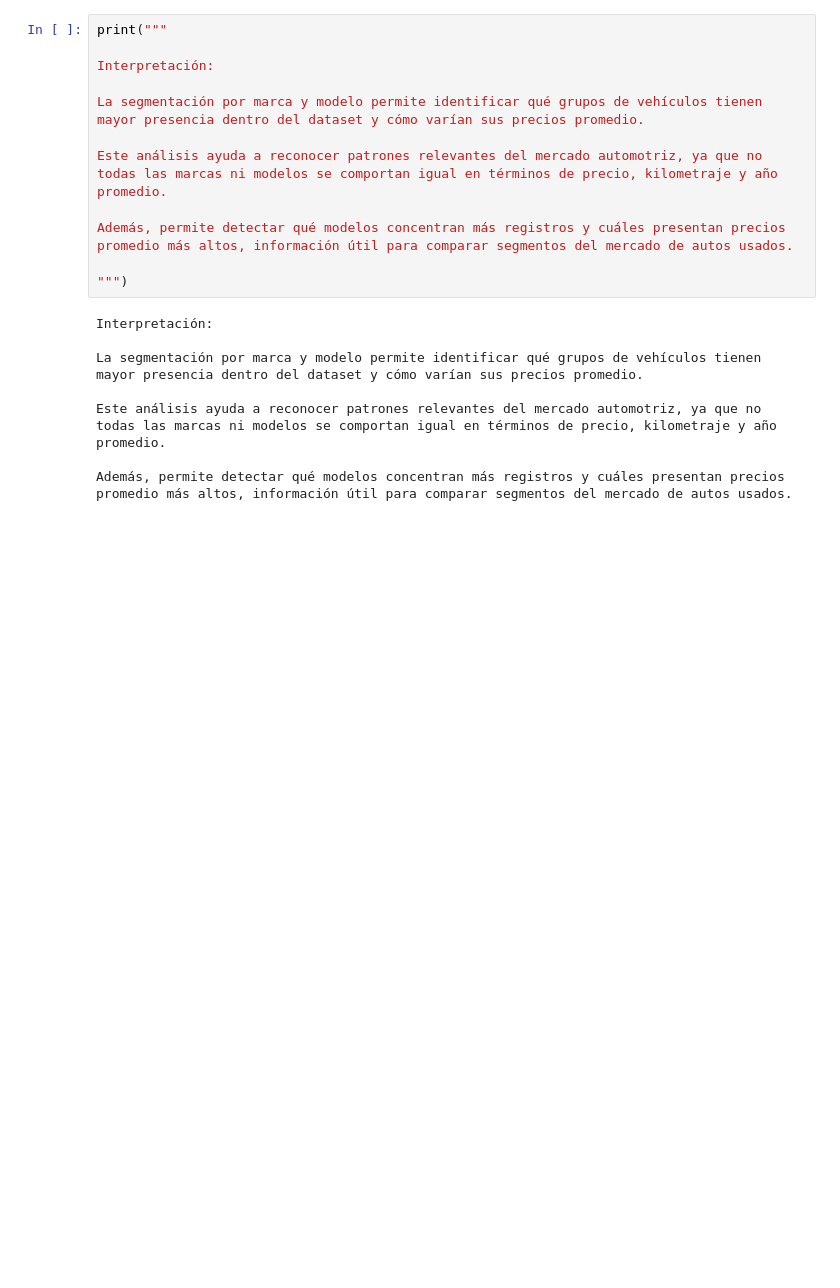
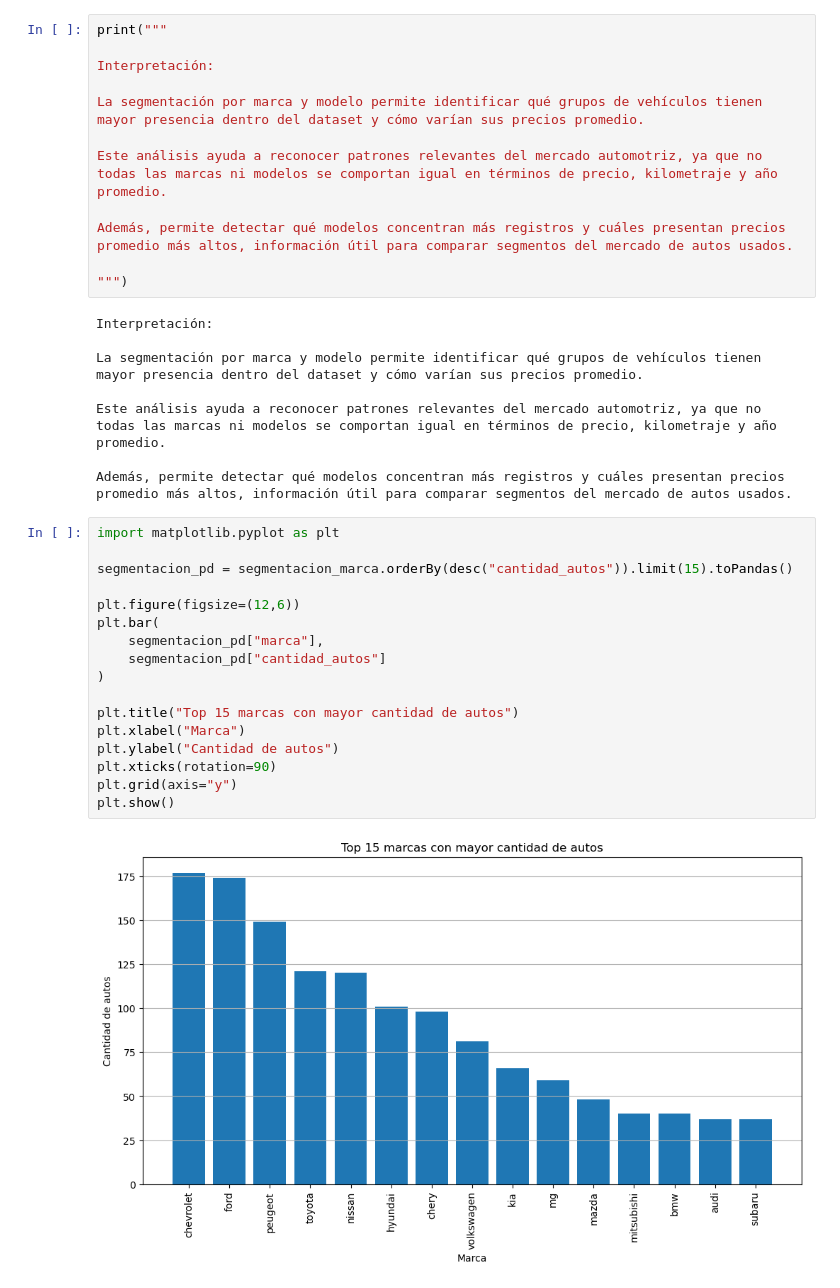
Before and after one commit to IICG-Coquimbo/practica-proyecto-autotec, a Jupyter notebook: autotec/analisis/eda_segmentacion_marca_modelo.ipynb, the cells around one changed output. Drawn from its saved outputs; the diff is of its cells as text; blank space fills up the shorter version.

Commit message:
Feat: Actualizar segmentacion y correlacion Jocelyn

```diff
--- a/autotec/analisis/eda_segmentacion_marca_modelo.ipynb
+++ b/autotec/analisis/eda_segmentacion_marca_modelo.ipynb
@@ -213,3 +213,22 @@ La segmentación por marca y modelo permite identificar qué grupos de vehículo
 Este análisis ayuda a reconocer patrones relevantes del mercado automotriz, ya que no todas las marcas ni modelos se comportan igual en términos de precio, kilometraje y año promedio.
 
 Además, permite detectar qué modelos concentran más registros y cuáles presentan precios promedio más altos, información útil para comparar segmentos del mercado de autos usados.
+# %%
+import matplotlib.pyplot as plt
+
+segmentacion_pd = segmentacion_marca.orderBy(desc("cantidad_autos")).limit(15).toPandas()
+
+plt.figure(figsize=(12,6))
+plt.bar(
+    segmentacion_pd["marca"],
+    segmentacion_pd["cantidad_autos"]
+)
+
+plt.title("Top 15 marcas con mayor cantidad de autos")
+plt.xlabel("Marca")
+plt.ylabel("Cantidad de autos")
+plt.xticks(rotation=90)
+plt.grid(axis="y")
+plt.show()
+# %% [output]
+[figure, added]
```
Also changed, not shown: parts of 8 cells of this notebook.
